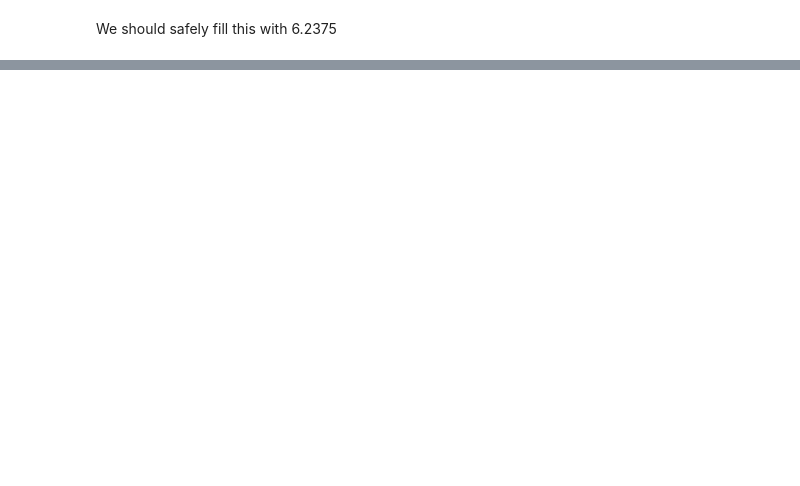
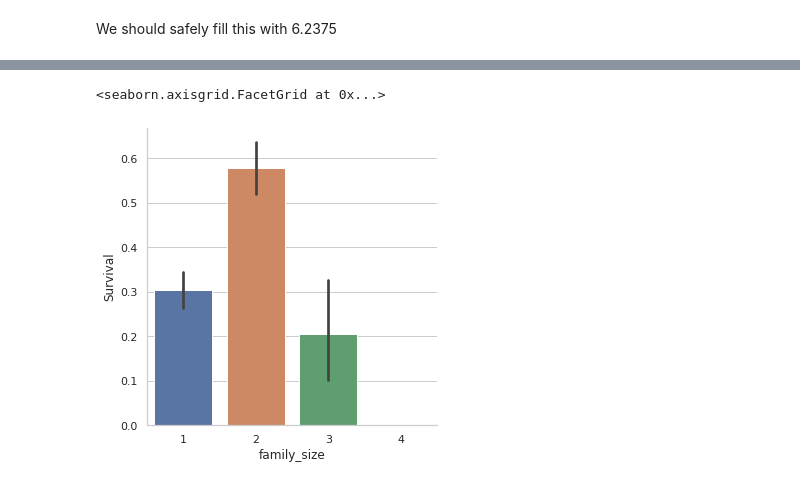
Before and after one commit to MajorCode869/Titanic_ML, a Jupyter notebook: predictive-analysis.ipynb, the cells around one changed output, grey strips where cells are left out. Drawn from its saved outputs; the diff is of its cells as text; code cells hidden in the pictures; blank space fills up the shorter version.

```diff
--- a/predictive-analysis.ipynb
+++ b/predictive-analysis.ipynb
@@ -454,0 +631,9 @@ Name: Fare, Length: 1309, dtype: float64
+# %%
+# Encoding singles,small,medium and large families as {1,2,3,4}
+df_all['family_size']=df_all.Fsize.map({0:1,1:2,2:2,3:2,4:3,5:3,6:3,7:4,10:4})
+# %%
+g=sns.catplot(x='family_size',y='Survived',data=df_all,kind='bar')
+g.set_ylabels('Survival')
+# %% [output]
+<seaborn.axisgrid.FacetGrid at 0x...>
+[figure, added]
```
Also changed, not shown: parts of 55 cells of this notebook.
